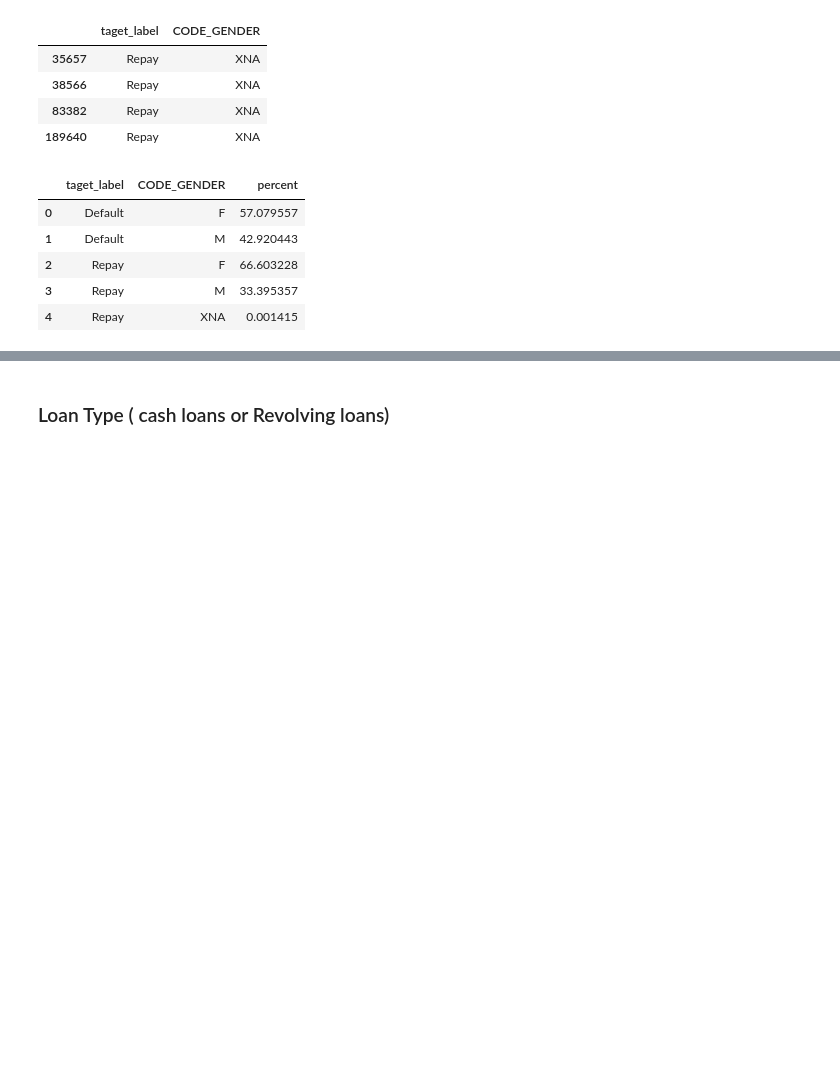
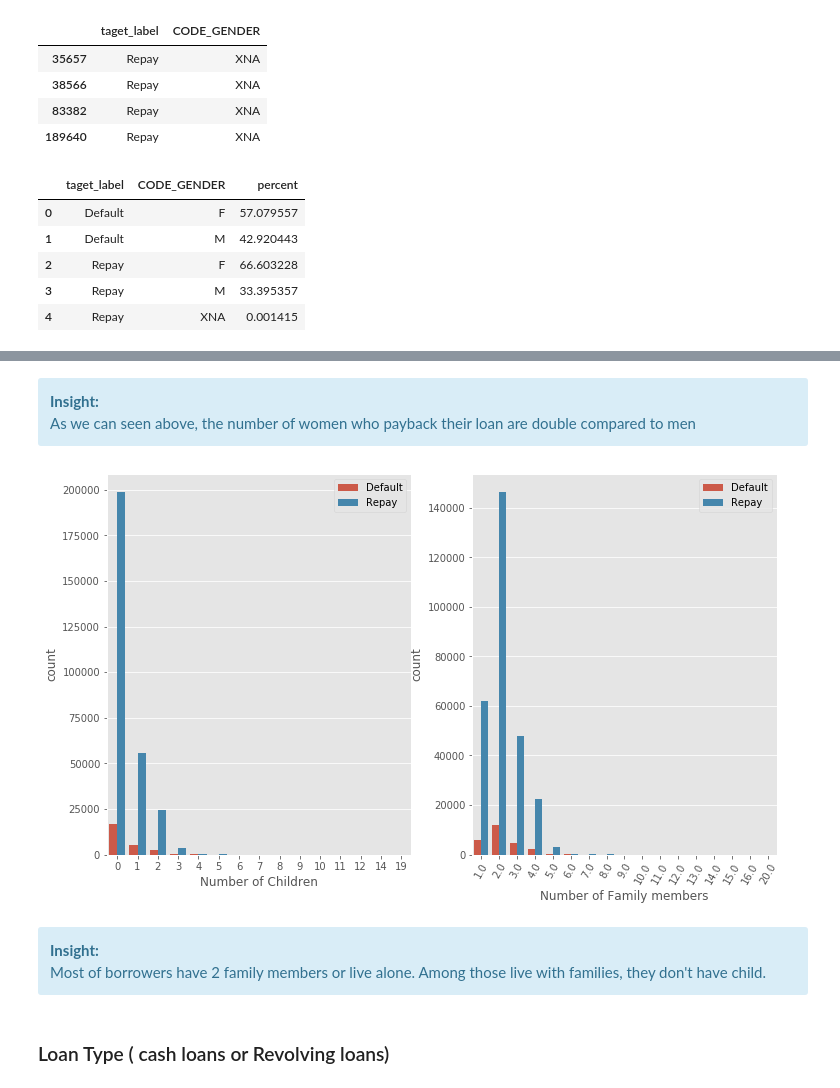
Before and after one commit to sunny0103/personal_project_kaggle, a Jupyter notebook: bank_loan/bank Loan EDA.ipynb, the cells around one changed output, grey strips where cells are left out. Cells and saved outputs as stored; diff of their text form; code cells hidden in the pictures; blank space fills up the shorter version.

```diff
--- a/bank_loan/bank Loan EDA.ipynb
+++ b/bank_loan/bank Loan EDA.ipynb
@@ -301,3 +303,25 @@ posx and posy should be finite values
+# %% [markdown]
+<div class="alert alert-block alert-info">
+<b>Insight:</b> <br> As we can seen above, the number of women who payback their loan are double compared to men
+</div>
+# %%
+plt.figure(figsize=(12,7))
+plt.subplot(1,2,1)
+sns.countplot(data=applicationDF,x='CNT_CHILDREN',hue='taget_label')
+plt.legend(loc=1)
+plt.xlabel("Number of Children")
+plt.subplot(1,2,2)
+sns.countplot(data=applicationDF,x='CNT_FAM_MEMBERS',hue='taget_label')
+plt.legend(loc=1)
+plt.xlabel("Number of Family members")
+plt.xticks(rotation=60)
+plt.show()
+# %% [output]
+[figure, added]
+# %% [markdown]
+<div class="alert alert-block alert-info">
+<b>Insight:</b> <br> Most of borrowers have 2 family members or live alone. Among those live with families, they don't have child.
+</div>
 # %% [markdown]
 ### Loan Type ( cash loans or Revolving loans)
 # %%
```
Also changed, not shown: parts of 13 cells of this notebook.
